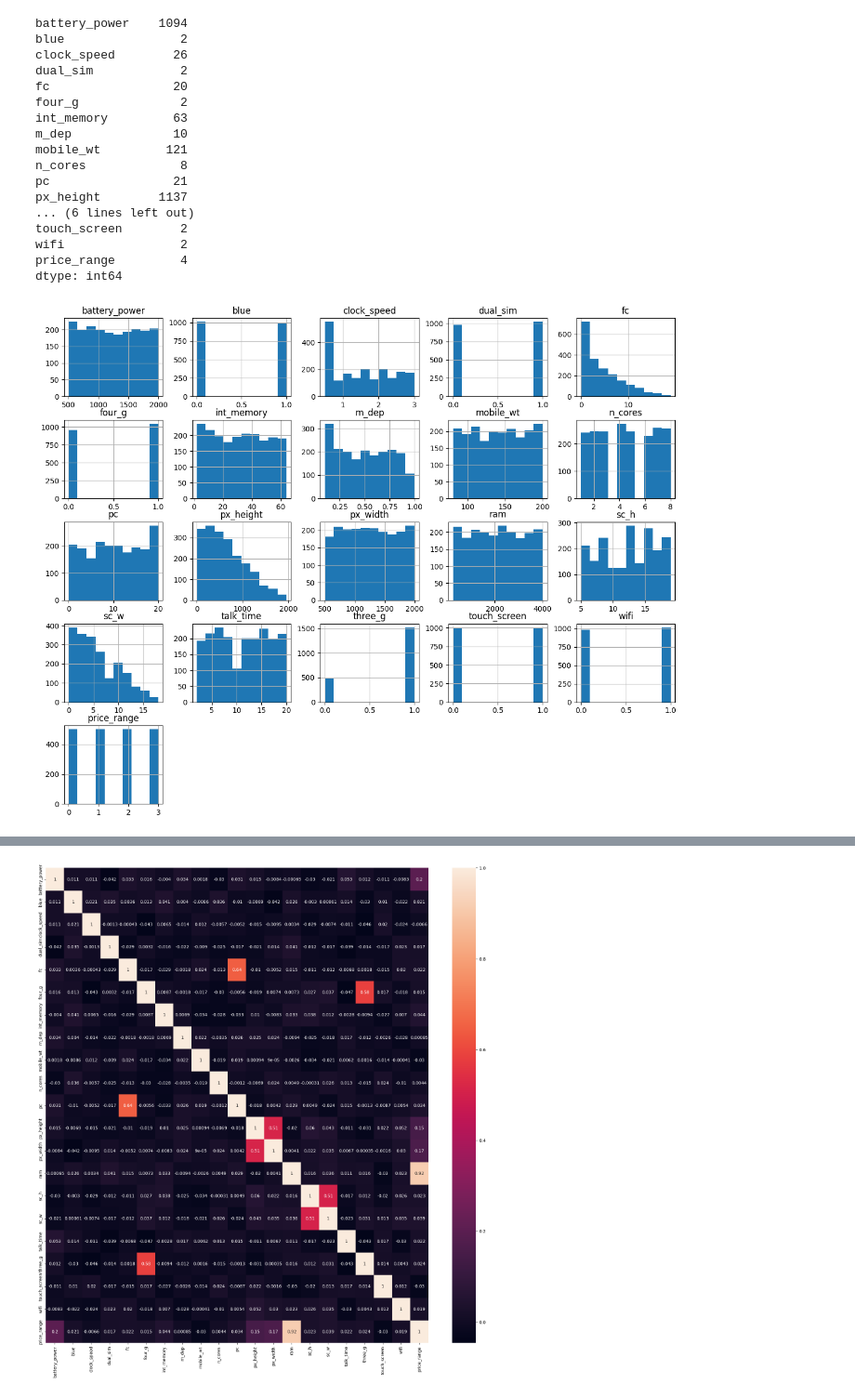
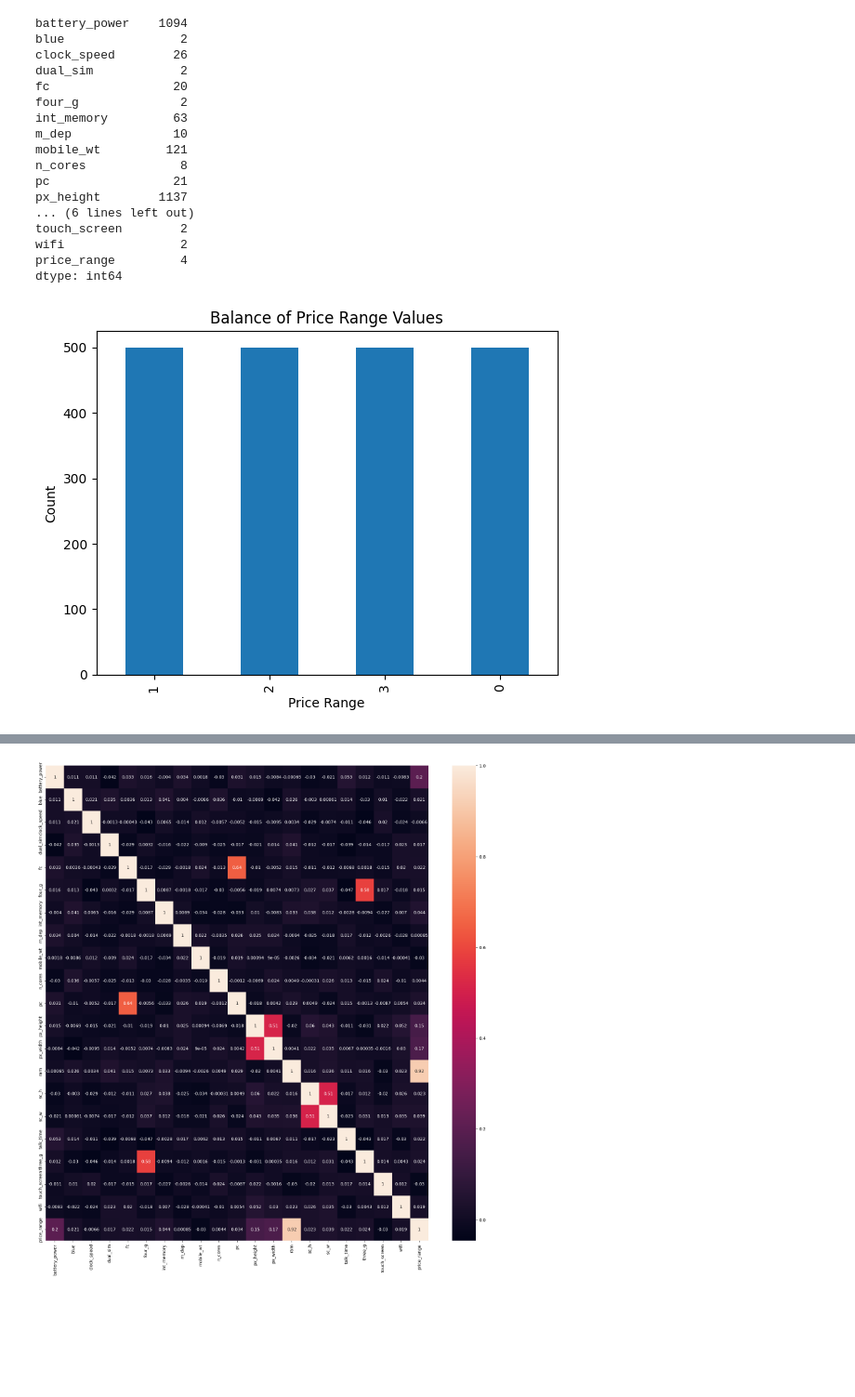
Before and after one commit to MarkkusKoddala/MobilePriceClassification, a Jupyter notebook: Untitled.ipynb, the cells around one changed output, grey strips where cells are left out. Shown at 93% size. Saved outputs shown, nothing was run; the diff lists cells and outputs as text; code cells hidden in the pictures; blank space fills up the shorter version.

```diff
--- a/Untitled.ipynb
+++ b/Untitled.ipynb
@@ -108,9 +107,3 @@ touch_screen        2
 wifi                2
 price_range         4
 dtype: int64
-# %%
-df_train.hist(figsize=(15,12))
-plt.title("Features Distribution")
-plt.show()
-# %% [output]
-[figure, removed]
@@ -116,0 +112,11 @@ plt.show()
+# %%
+import matplotlib.pyplot as plt
+
+# Assuming df is your DataFrame and 'price_range' is the column
+df_train['price_range'].value_counts().plot(kind='bar')
+plt.title('Balance of Price Range Values')
+plt.xlabel('Price Range')
+plt.ylabel('Count')
+plt.show()
+# %% [output]
+[figure, added]
```
Also changed, not shown: parts of 15 cells of this notebook.
